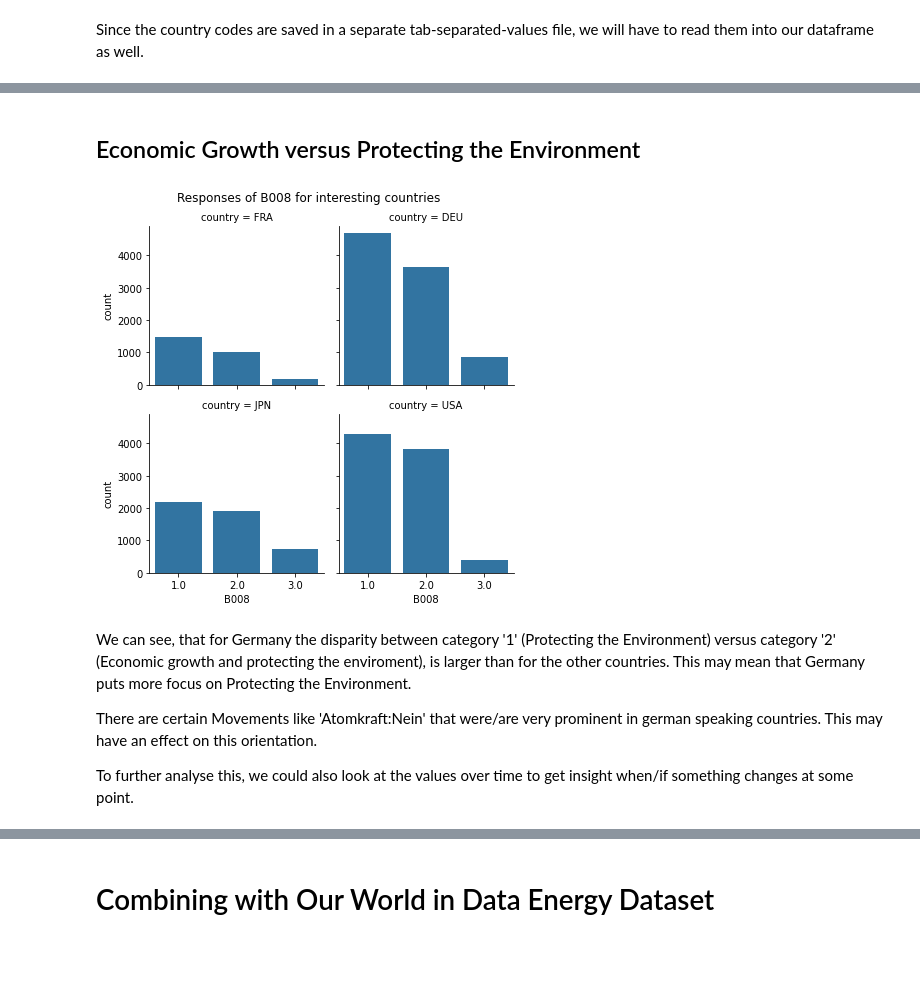
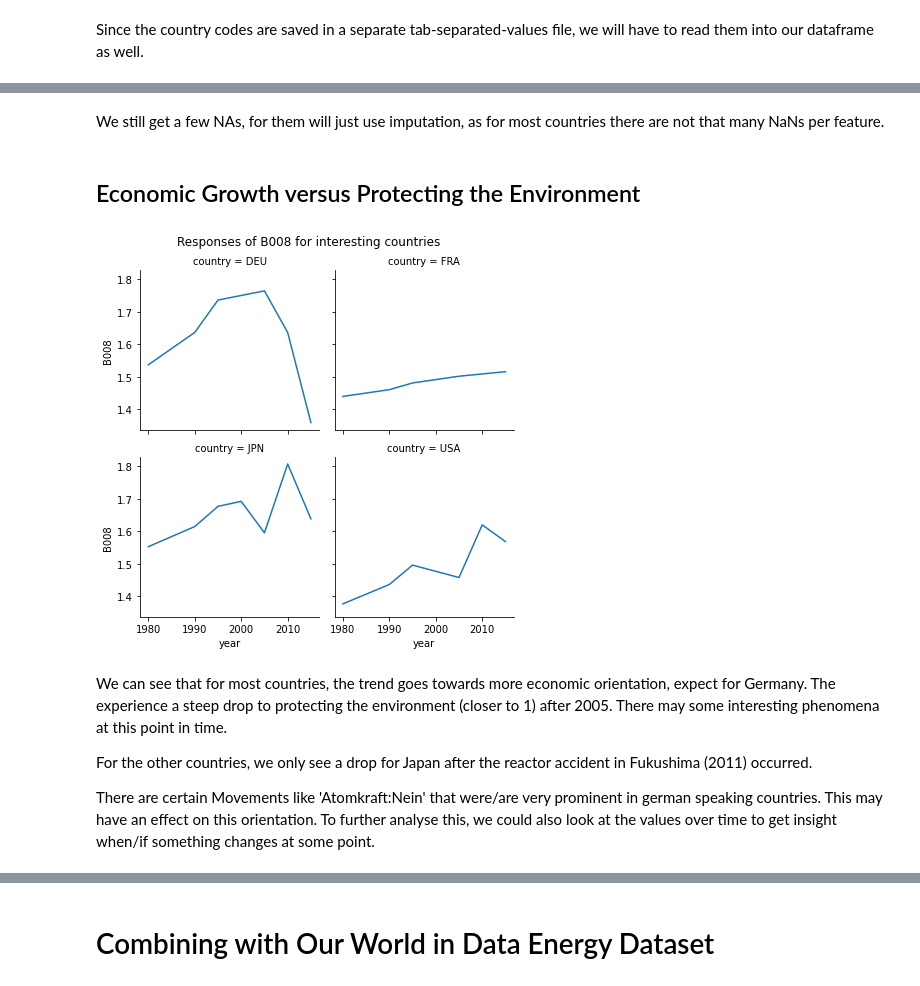
Before and after one commit to Molybdenum42/DOPP_Exercise3, a Jupyter notebook: Characteristic_of_Nuclear_Countries.ipynb, the cells around one changed output, grey strips where cells are left out. Saved outputs shown, nothing was run; the diff lists cells and outputs as text; code cells hidden in the pictures; blank space fills up the shorter version.

```diff
--- a/Characteristic_of_Nuclear_Countries.ipynb
+++ b/Characteristic_of_Nuclear_Countries.ipynb
@@ -119,0 +116,2 @@ the set overall.
+# %%
+wvs_cleaned = wvs_interesting.loc[:, ~wvs_interesting.columns.isin(["B005","B003","B007","A071B","E105","E069_03"])]
@@ -119,0 +120,2 @@ the set overall.
+# %%
+wvs_cleaned = wvs_cleaned.loc[~(wvs_cleaned.reset_index().country == 'invalid').values, :]
@@ -120,4 +126,4 @@ the set overall.
 # %%
-wvs_agg = df.groupby(['country','year']).mean()
-wvs_agg
+wvs_clean_agg = wvs_cleaned.groupby(['country','year']).mean()
+wvs_clean_agg
 # %% [output]
@@ -146,20 +144,29 @@ be interesting what characterises such country.
+# %% [markdown]
+We still get a few NAs, for them will just use imputation, as for most
+countries there are not that many NaNs per feature.
+# %%
+wvs_clean_agg = wvs_clean_agg.fillna(wvs_clean_agg.interpolate())
 # %% [markdown]
 ## Economic Growth versus Protecting the Environment
 # %%
 comp_countries = ['JPN','DEU','USA','FRA']
-nuc_comp = df.loc[df.country.isin(comp_countries)]
+nuc_comp = wvs_clean_agg.reset_index()
+nuc_comp = nuc_comp.loc[nuc_comp.country.isin(comp_countries),:]
 g = sns.FacetGrid(nuc_comp, col="country", col_wrap=2)
-g.map_dataframe(sns.countplot, x="B008");
-g.fig.subplots_adjust(top=0.9);
+g.map_dataframe(sns.lineplot, x="year",y="B008")
+g.fig.subplots_adjust(top=0.9)
 g.fig.suptitle('Responses of B008 for interesting countries');
 # %% [output]
-[figure, old version]
+[figure, new version]
 # %% [markdown]
-We can see, that for Germany the disparity between category '1' (Protecting the Environment) versus category '2' (Economic growth and protecting the enviroment), is larger than for the other countries.
-This may mean that Germany puts more focus on Protecting the Environment.
+We can see that for most countries, the trend goes towards more economic orientation, expect for
+Germany. The experience a steep drop to protecting the environment (closer to 1) after 2005. There
+may some interesting phenomena at this point in time.
+
+For the other countries, we only see a drop for Japan after the reactor accident in Fukushima (2011)
+occurred.
 
 There are certain Movements like 'Atomkraft:Nein' that were/are very prominent in german speaking countries. This may have an effect on this orientation.
-
 To further analyse this, we could also look at the values over time to get insight when/if something changes at some point.
 # %%
 ax = sns.lineplot(x=nuc_comp.year, y=nuc_comp.loc[nuc_comp.country == 'DEU','B008'])
```
Also changed, not shown: parts of 106 cells of this notebook.
